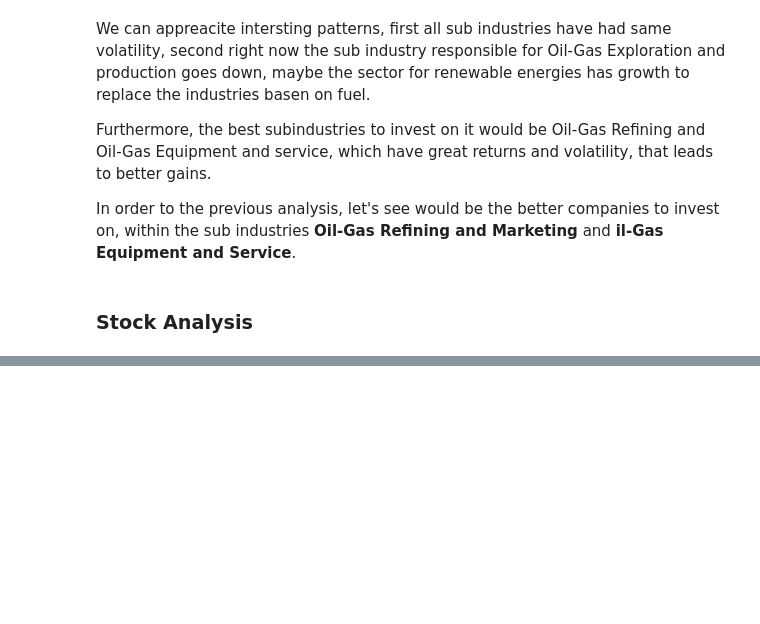
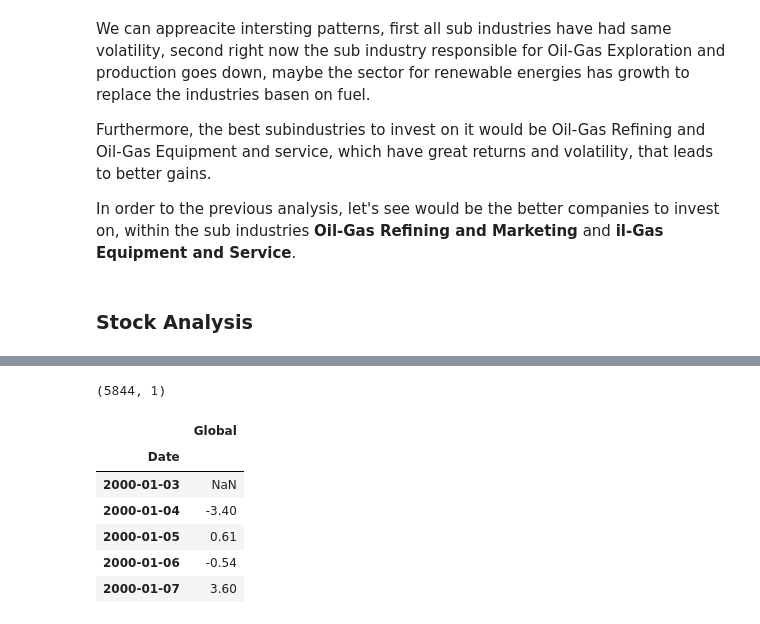
Before and after one commit to jpradas1/Stock_Market_Analysis, a Jupyter notebook: Analysis_II.ipynb, the cells around one changed output, grey strips where cells are left out. Drawn from its saved outputs; the diff is of its cells as text; code cells hidden in the pictures; blank space fills up the shorter version.

```diff
--- a/Analysis_II.ipynb
+++ b/Analysis_II.ipynb
@@ -44,0 +53,13 @@ data.head()
+# %%
+g_return = global_return()
+print(g_return.shape)
+g_return.head()
+# %% [output]
+(5844, 1)
+|  | Global |
+| Date |  |
+| 2000-01-03 | NaN |
+| 2000-01-04 | -3.40 |
+| 2000-01-05 | 0.61 |
+| 2000-01-06 | -0.54 |
+| 2000-01-07 | 3.60 |
```
Also changed, not shown: parts of 4 cells of this notebook, 4 other files.
